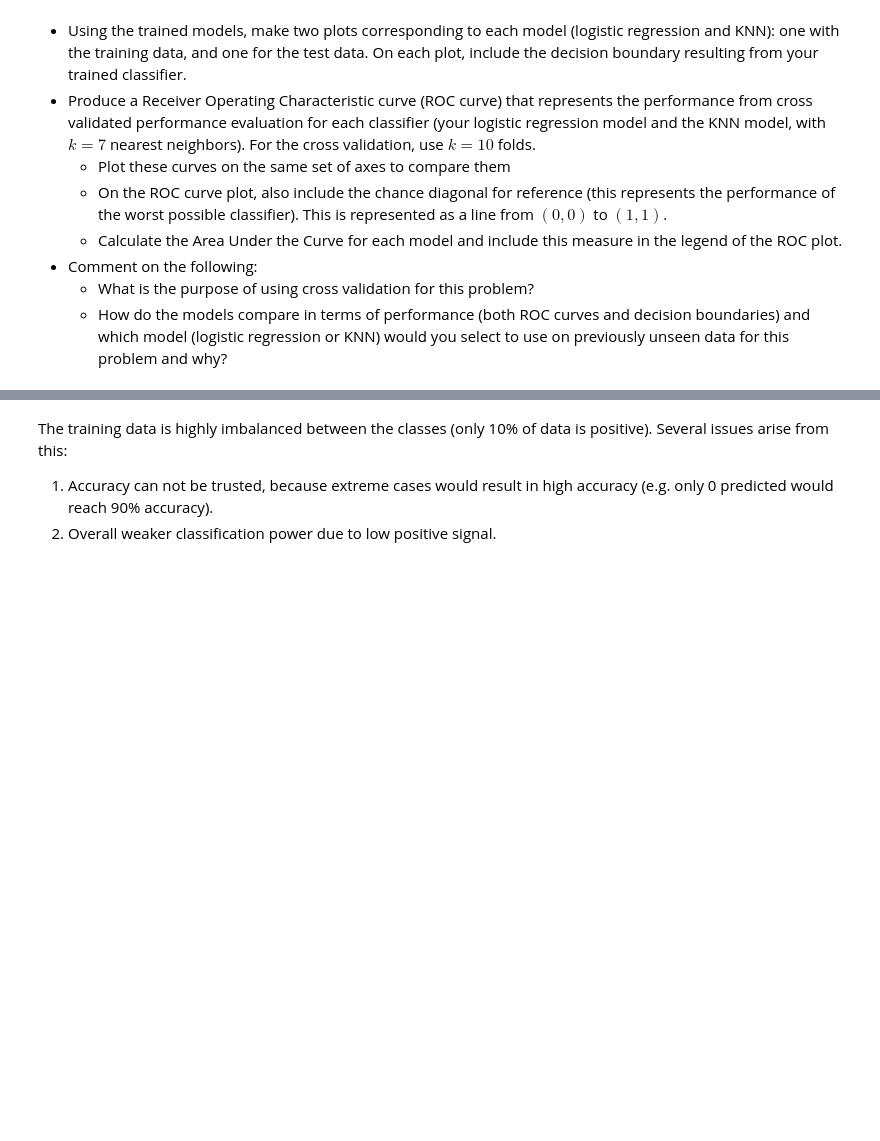
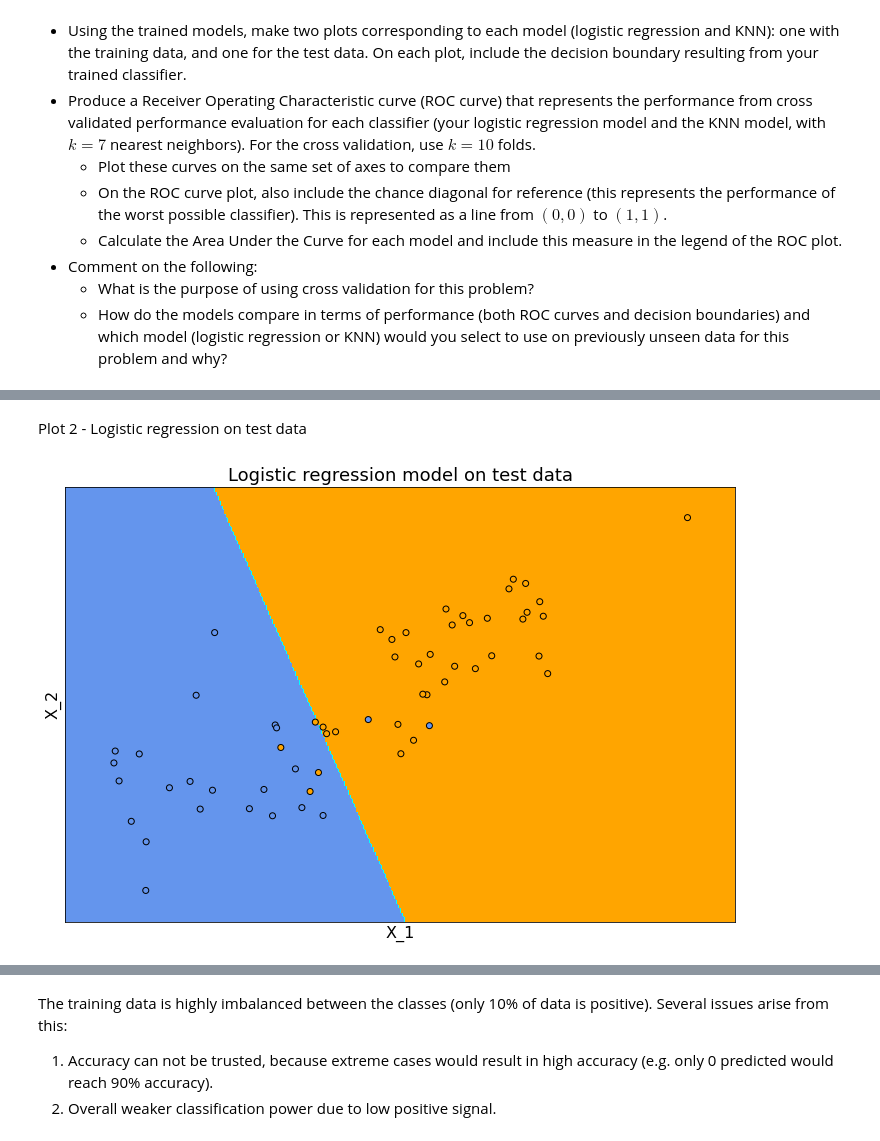
Before and after one commit to FR-Schwartz/ids705, a Jupyter notebook: assignments/Assignment_3.ipynb, the cells around one changed output, grey strips where cells are left out. Cells and saved outputs as stored; diff of their text form; code cells hidden in the pictures; blank space fills up the shorter version.

```diff
--- a/assignments/Assignment_3.ipynb
+++ b/assignments/Assignment_3.ipynb
@@ -274 +273,3 @@ This structure is strongly encouraged; however, you're welcome to adjust this to
+# %%
+y_test = y_test.values
 # %%
@@ -412,0 +627,39 @@ Your goal is to classify whether or not an example digit is a 3. Your binary cla
+# %% [markdown]
+Plot 2 - Logistic regression on test data
+# %%
+h = 0.02  # step size in the mesh
+
+# Create color maps
+cmap_light = ListedColormap(["orange", "cyan", "cornflowerblue"])
+cmap_bold = ["darkorange", "darkblue"]
+
+# Plot the decision boundary. For that, we will assign a color to each
+# point in the mesh [x_min, x_max]x[y_min, y_max].
+x_min, x_max = X_test.iloc[:, 0].min() - 0.5, X_test.iloc[:, 0].max() + 0.5
+y_min, y_max = X_test.iloc[:, 1].min() - 0.5, X_test.iloc[:, 1].max() + 0.5
+
+xx, yy = np.meshgrid(np.arange(x_min, x_max, h), np.arange(y_min, y_max, h))
+Z = clf.predict(np.c_[xx.ravel(), yy.ravel()])
+
+# Put the result into a color plot
+Z = Z.reshape(xx.shape)
+plt.figure(1, figsize=(12, 8))
+plt.pcolormesh(xx, yy, Z, cmap=cmap_light)
+plt.contourf(xx, yy, Z, cmap=cmap_light)
+
+# Plot also the training points
+plt.scatter(
+    X_test.iloc[:, 0], X_test.iloc[:, 1], c=y_test, edgecolor="black", cmap=cmap_light
+)
+plt.xlabel("X_1", fontsize=16)
+plt.ylabel("X_2", fontsize=16)
+plt.title("Logistic regression model on test data", fontdict={"fontsize": 18})
+
+plt.xlim(xx.min(), xx.max())
+plt.ylim(yy.min(), yy.max())
+plt.xticks(())
+plt.yticks(())
+
+plt.show()
+# %% [output]
+[figure, added]
```
Also changed, not shown: parts of 74 cells of this notebook, 5 other files.
